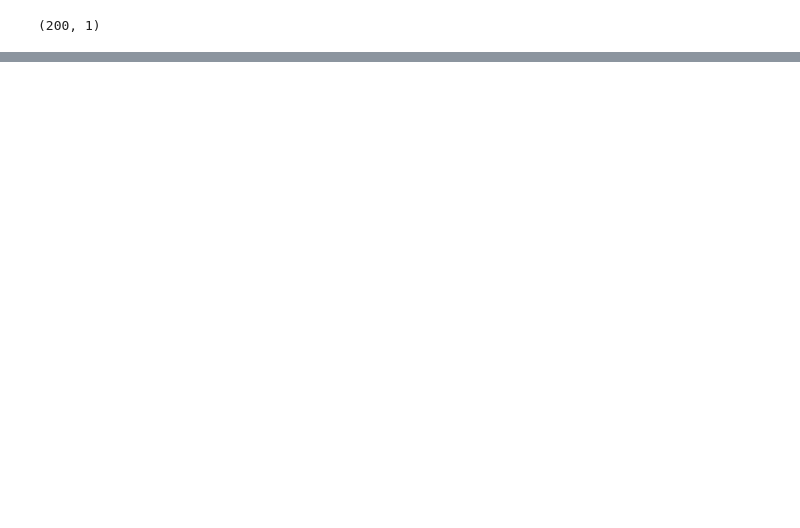
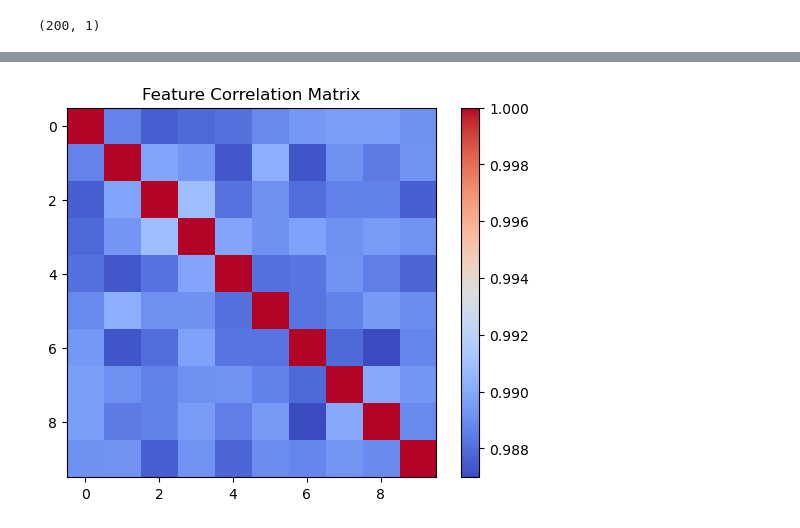
Before and after one commit to likeajumprope/Machine-learning-algorithms, a Jupyter notebook: Regression.ipynb, the cells around one changed output, grey strips where cells are left out. Cells and saved outputs as stored; diff of their text form; code cells hidden in the pictures; blank space fills up the shorter version.

Commit message:
Regression: Code

```diff
--- a/Regression.ipynb
+++ b/Regression.ipynb
@@ -75,0 +153,83 @@ print(reg.intercept_)
+# %%
+import numpy as np
+import matplotlib.pyplot as plt
+from scipy.optimize import minimize
+
+# Number of samples and features
+nb_samples = 200
+nb_features = 10
+
+# Generate synthetic data with correlated features
+np.random.seed(42)  # For reproducibility
+X_base = np.random.randn(nb_samples, 1)
+X = np.hstack([X_base + 0.1 * np.random.randn(nb_samples, 1) for _ in range(nb_features)])
+
+# True coefficients, only a few are non-zero (sparse)
+true_coefficients = np.zeros(nb_features)
+true_coefficients[:3] = [1.5, -2.0, 3.0]  # Only the first three features are relevant
+
+# Generate target variable with some noise
+Y = X @ true_coefficients + np.random.normal(0.0, 0.5, size=nb_samples)
+
+# Plotting the correlation matrix to show multicollinearity
+plt.imshow(np.corrcoef(X, rowvar=False), cmap='coolwarm', interpolation='none')
+plt.colorbar()
+plt.title("Feature Correlation Matrix")
+plt.show()
+
+# L1 (Lasso) Loss function
+def loss_l1(v, alpha=1.0):
+    """Calculate the L1 loss for linear regression with regularization."""
+    e = 0.0
+    for i in range(nb_samples):
+        e += np.square(np.dot(X[i], v) - Y[i])
+    # L1 regularization term
+    l1_penalty = alpha * np.sum(np.abs(v))
+    return 0.5 * e + l1_penalty
+
+# L2 (Ridge) Loss function
+def loss_l2(v, alpha=1.0):
+    """Calculate the L2 loss for linear regression with regularization."""
+    e = 0.0
+    for i in range(nb_samples):
+        e += np.square(np.dot(X[i], v) - Y[i])
+    # L2 regularization term
+    l2_penalty = alpha * np.sum(v**2)
+    return 0.5 * e + l2_penalty
+
+# Elastic Net Loss function
+def loss_elastic_net(v, alpha=1.0, l1_ratio=0.5):
+    """Calculate the elastic net loss for linear regression with regularization."""
+    e = 0.0
+    for i in range(nb_samples):
+        e += np.square(np.dot(X[i], v) - Y[i])
+    # Elastic net regularization term
+    l1_penalty = l1_ratio * np.sum(np.abs(v))
+    l2_penalty = (1 - l1_ratio) * np.sum(v**2)
+    elastic_penalty = alpha * (l1_penalty + l2_penalty)
+    return 0.5 * e + elastic_penalty
+
+# Perform optimization for L1
+result_l1 = minimize(fun=loss_l1, x0=np.zeros(nb_features), method='Powell')
+print("L1 Regression Result Coefficients:", result_l1.x)
+
+# Perform optimization for L2
+result_l2 = minimize(fun=loss_l2, x0=np.zeros(nb_features), method='Powell')
+print("L2 Regression Result Coefficients:", result_l2.x)
+
+# Perform optimization for Elastic Net
+result_elastic_net = minimize(fun=loss_elastic_net, x0=np.zeros(nb_features), method='Powell')
+print("Elastic Net Regression Result Coefficients:", result_elastic_net.x)
+
+# Plotting the results
+plt.plot(true_coefficients, label='True Coefficients', linestyle='--', marker='o')
+plt.plot(result_l1.x, label='L1 (Lasso) Coefficients', linestyle='--', marker='x')
+plt.plot(result_l2.x, label='L2 (Ridge) Coefficients', linestyle='--', marker='s')
+plt.plot(result_elastic_net.x, label='Elastic Net Coefficients', linestyle='--', marker='d')
+plt.title("Comparison of Coefficients")
+plt.xlabel("Feature Index")
+plt.ylabel("Coefficient Value")
+plt.legend()
+plt.show()
+# %% [output]
+[figure, added]
```
Also changed, not shown: parts of 8 cells of this notebook.
